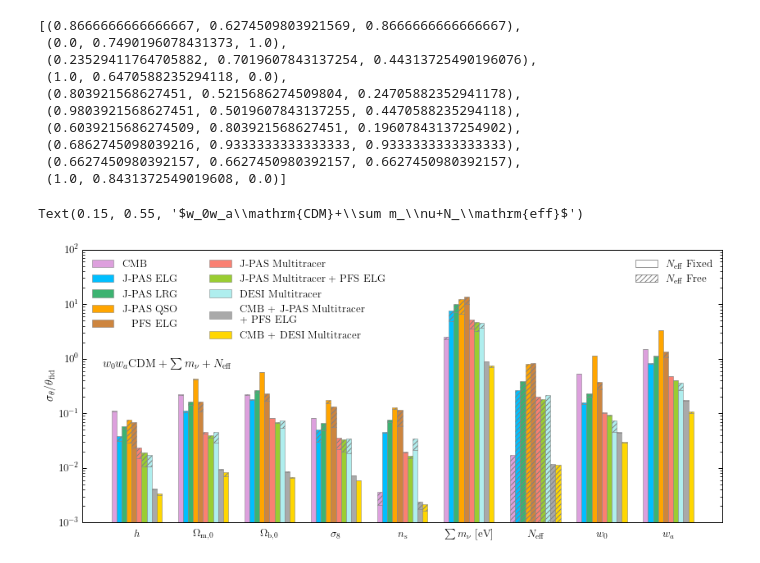
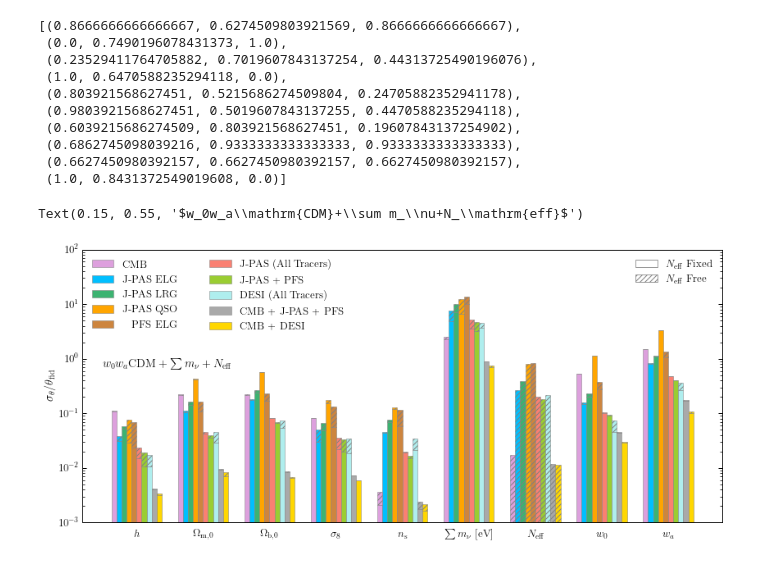
Before and after one commit to Striker-png/NeutrinoForecast_J-PAS_PFS, a Jupyter notebook: code/bar-w0wacdm-free+fixed/bar.ipynb, the cells around one changed output. Cells and saved outputs as stored; diff of their text form; code cells hidden in the pictures.

```diff
--- a/code/bar-w0wacdm-free+fixed/bar.ipynb
+++ b/code/bar-w0wacdm-free+fixed/bar.ipynb
@@ -95,31 +95,31 @@ palette
  (1.0, 0.8431372549019608, 0.0)]
 # %%
 sns.set_palette(palette)
-labels=['CMB','J-PAS ELG','J-PAS LRG','J-PAS QSO','PFS ELG','J-PAS Multitracer','J-PAS Multitracer + PFS ELG','DESI Multitracer','CMB + J-PAS Multitracer\n+ PFS ELG','CMB + DESI Multitracer']
+labels=['CMB','J-PAS ELG','J-PAS LRG','J-PAS QSO','PFS ELG','J-PAS (All Tracers)','J-PAS + PFS','DESI (All Tracers)','CMB + J-PAS + PFS','CMB + DESI']
 position=np.arange(0,1.1*len(orders),1.1)
 width=1/(len(fishers_free)+2)
 offset=np.arange(-width/2*(len(fishers_free)-1),width/2*(len(fishers_free)-1)+width,width)
 fig,ax=plt.subplots()
 fig.set_size_inches((14,6))
 fig.set_dpi(72)
 for i,o in enumerate(offset):
     ax.bar(position+o,err_fixed[i],width,linewidth=0.5,edgecolor='gray',label=labels[i])
 for i,o in enumerate(offset):
     ax.bar(position+o,err_diff[i],width,bottom=err_fixed[i],linewidth=0.5,edgecolor='gray',hatch='////')
 ax.set_xticks(position,orders)
 ax.set_yscale('log')
 ax.tick_params(axis='y',which='both',direction='in',right=True)
 ax.tick_params(bottom=False)
 ax.set_ylabel(r'$\sigma_\theta/\theta_\mathrm{fid}$')
 ax.set_ylim(1e-3,1e2)
 legend=ax.legend(loc='upper left',frameon=False,ncol=2,columnspacing=3)
 legend.get_texts()[4].set_position((11.5,0))
 ax.add_artist(legend)
 from matplotlib.patches import Patch
 p1=Patch(facecolor='none',edgecolor='gray',label=r'$N_\mathrm{eff}$ Fixed')
 p2=Patch(facecolor='none',edgecolor='gray',hatch='////',label=r'$N_\mathrm{eff}$ Free')
 ax.legend(handles=[p1,p2],loc='upper right',frameon=False)
 fig.text(0.15,0.55,r'$w_0w_a\mathrm{CDM}+\sum m_\nu+N_\mathrm{eff}$')
 # %% [output]
 Text(0.15, 0.55, '$w_0w_a\\mathrm{CDM}+\\sum m_\\nu+N_\\mathrm{eff}$')
-[figure, old version]
+[figure, new version]
```
Also changed, not shown: parts of 1 cell of this notebook, 46 other files.
